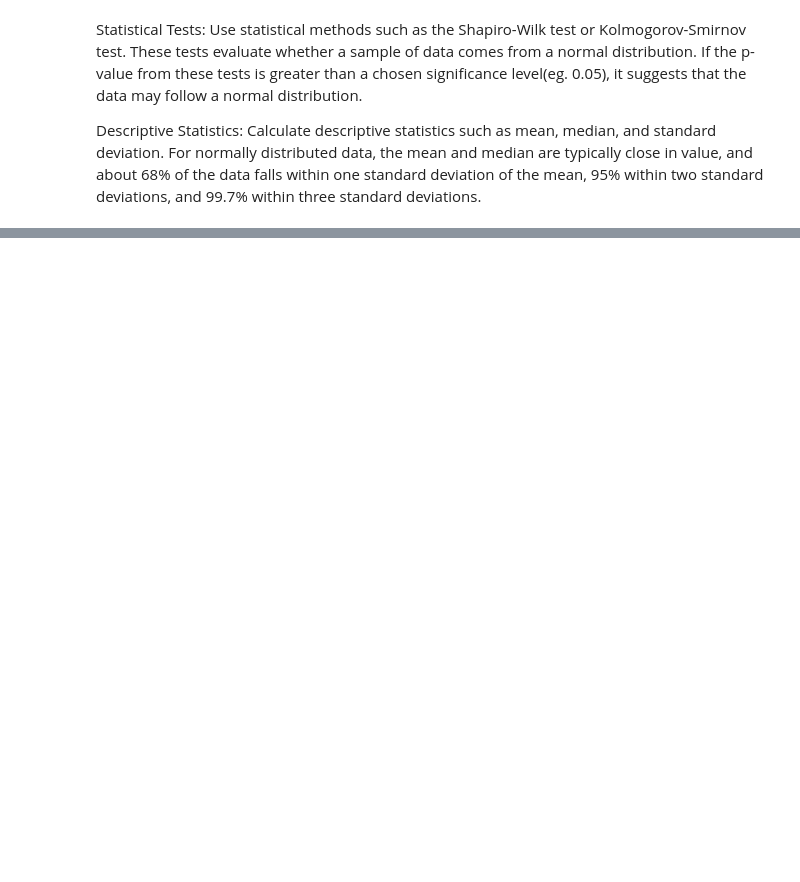
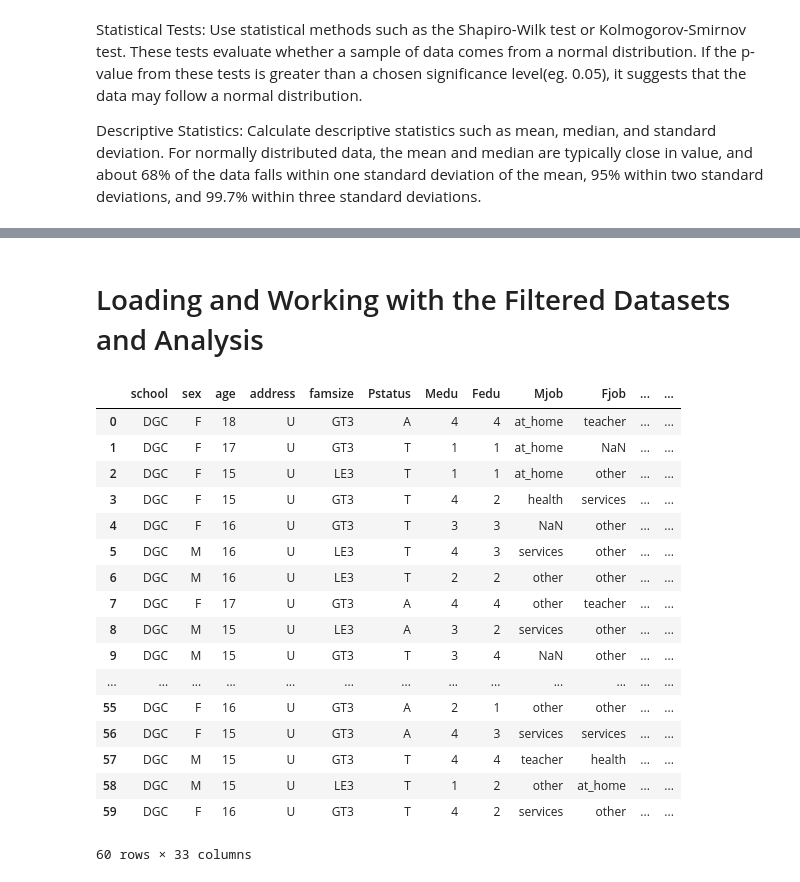
Before and after one commit to VictorAbhi/Student_Performance_Analysis, a Jupyter notebook: Student_Performance_Analysis.ipynb, the cells around one changed output, grey strips where cells are left out. Drawn from its saved outputs; the diff is of its cells as text; code cells hidden in the pictures; blank space fills up the shorter version.

```diff
--- a/Student_Performance_Analysis.ipynb
+++ b/Student_Performance_Analysis.ipynb
@@ -385,0 +682,26 @@ plt.show()
+# %% [markdown]
+# Loading and Working with the Filtered Datasets and Analysis
+# %%
+import pandas as pd
+data = pd.read_csv('data_sets/student_data_cleaned.csv')
+# %%
+data.head(60)
+# %% [output]
+|  | school | sex | age | address | famsize | Pstatus | Medu | Fedu | Mjob | Fjob | ... | ... |
+| 0 | DGC | F | 18 | U | GT3 | A | 4 | 4 | at_home | teacher | ... | ... |
+| 1 | DGC | F | 17 | U | GT3 | T | 1 | 1 | at_home | NaN | ... | ... |
+| 2 | DGC | F | 15 | U | LE3 | T | 1 | 1 | at_home | other | ... | ... |
+| 3 | DGC | F | 15 | U | GT3 | T | 4 | 2 | health | services | ... | ... |
+| 4 | DGC | F | 16 | U | GT3 | T | 3 | 3 | NaN | other | ... | ... |
+| 5 | DGC | M | 16 | U | LE3 | T | 4 | 3 | services | other | ... | ... |
+| 6 | DGC | M | 16 | U | LE3 | T | 2 | 2 | other | other | ... | ... |
+| 7 | DGC | F | 17 | U | GT3 | A | 4 | 4 | other | teacher | ... | ... |
+| 8 | DGC | M | 15 | U | LE3 | A | 3 | 2 | services | other | ... | ... |
+| 9 | DGC | M | 15 | U | GT3 | T | 3 | 4 | NaN | other | ... | ... |
+| ... | ... | ... | ... | ... | ... | ... | ... | ... | ... | ... | ... | ... |
+| 55 | DGC | F | 16 | U | GT3 | A | 2 | 1 | other | other | ... | ... |
+| 56 | DGC | F | 15 | U | GT3 | A | 4 | 3 | services | services | ... | ... |
+| 57 | DGC | M | 15 | U | GT3 | T | 4 | 4 | teacher | health | ... | ... |
+| 58 | DGC | M | 15 | U | LE3 | T | 1 | 2 | other | at_home | ... | ... |
+| 59 | DGC | F | 16 | U | GT3 | T | 4 | 2 | services | other | ... | ... |
+60 rows × 33 columns
```
Also changed, not shown: parts of 44 cells of this notebook, 30 other files.
